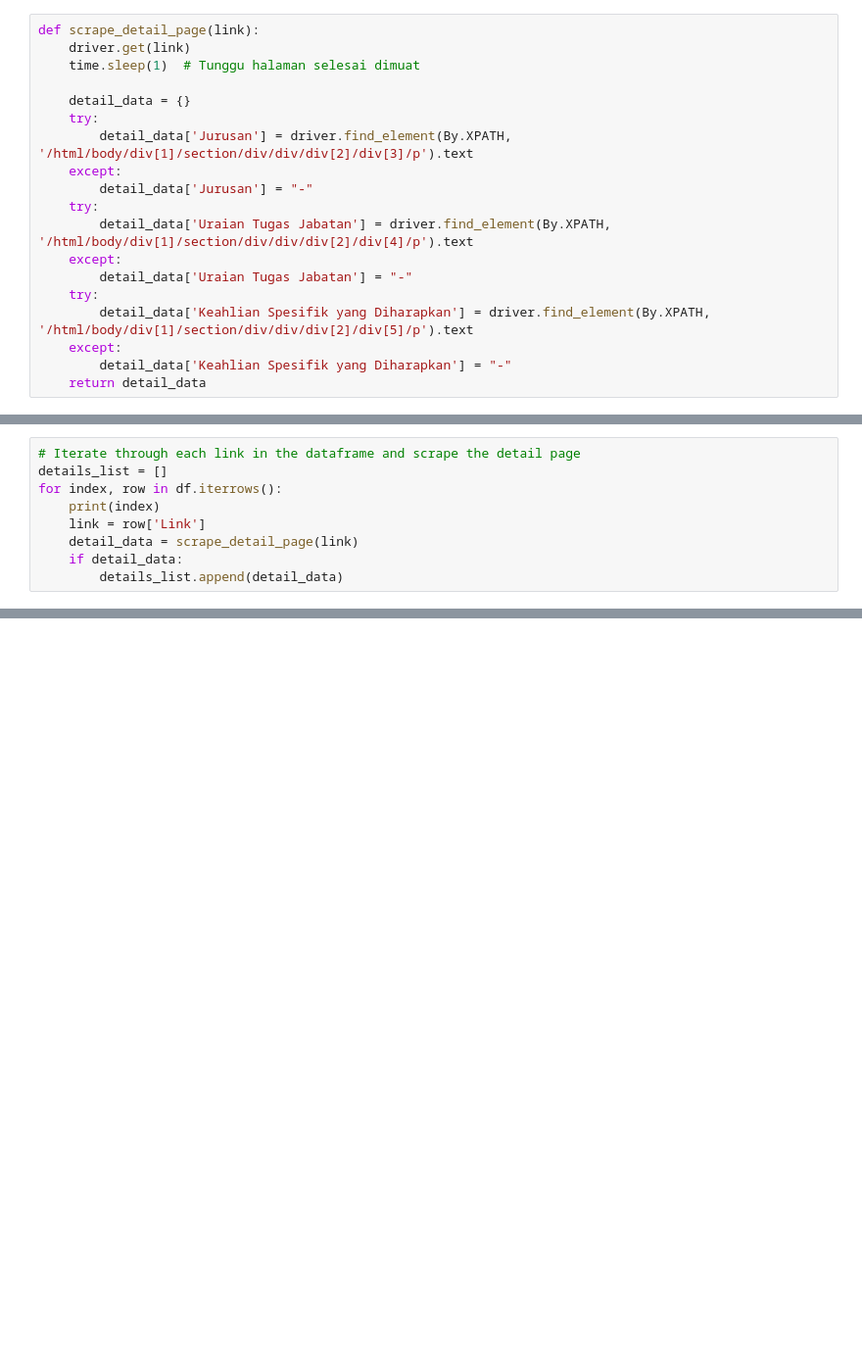
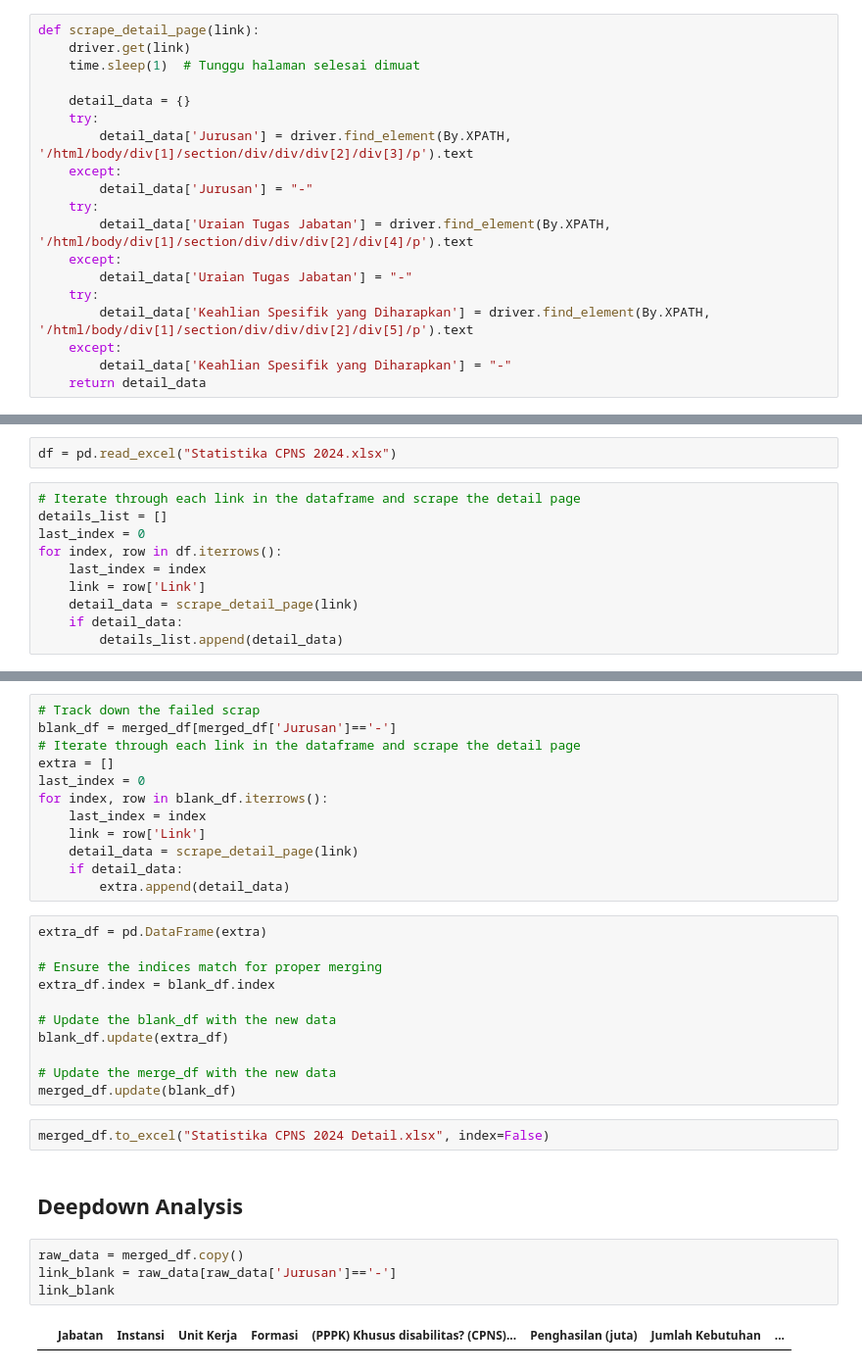
Before and after one commit to ahmadulfi/web-scrap, a Jupyter notebook: CPNS Scrapper.ipynb, the cells around one changed output, grey strips where cells are left out. Shown at 98% size. Drawn from its saved outputs; the diff is of its cells as text; blank space fills up the shorter version.

Commit message:
Updated the details scrapping code, and adjust for re-scrap the failed details scrapped

```diff
--- a/CPNS Scrapper.ipynb
+++ b/CPNS Scrapper.ipynb
@@ -265,8 +265,11 @@ def scrape_detail_page(link):
+# %%
+df = pd.read_excel("Statistika CPNS 2024.xlsx")
 # %%
 # Iterate through each link in the dataframe and scrape the detail page
 details_list = []
+last_index = 0
 for index, row in df.iterrows():
-    print(index)
+    last_index = index
     link = row['Link']
     detail_data = scrape_detail_page(link)
     if detail_data:
@@ -283,0 +299,33 @@ merged_df.to_excel("Statistika_CPNS_2024.xlsx", index=False)
+# %%
+# Track down the failed scrap
+blank_df = merged_df[merged_df['Jurusan']=='-']
+# Iterate through each link in the dataframe and scrape the detail page
+extra = []
+last_index = 0
+for index, row in blank_df.iterrows():
+    last_index = index
+    link = row['Link']
+    detail_data = scrape_detail_page(link)
+    if detail_data:
+        extra.append(detail_data)
+# %%
+extra_df = pd.DataFrame(extra)
+
+# Ensure the indices match for proper merging
+extra_df.index = blank_df.index
+
+# Update the blank_df with the new data
+blank_df.update(extra_df)
+
+# Update the merge_df with the new data
+merged_df.update(blank_df)
+# %%
+merged_df.to_excel("Statistika CPNS 2024 Detail.xlsx", index=False)
+# %% [markdown]
+## Deepdown Analysis
+# %%
+raw_data = merged_df.copy()
+link_blank = raw_data[raw_data['Jurusan']=='-']
+link_blank
+# %% [output]
+|  | Jabatan | Instansi | Unit Kerja | Formasi | (PPPK) Khusus disabilitas? (CPNS)... | Penghasilan (juta) | Jumlah Kebutuhan | ... |
```
Also changed, not shown: parts of 5 cells of this notebook, 1 other file.
